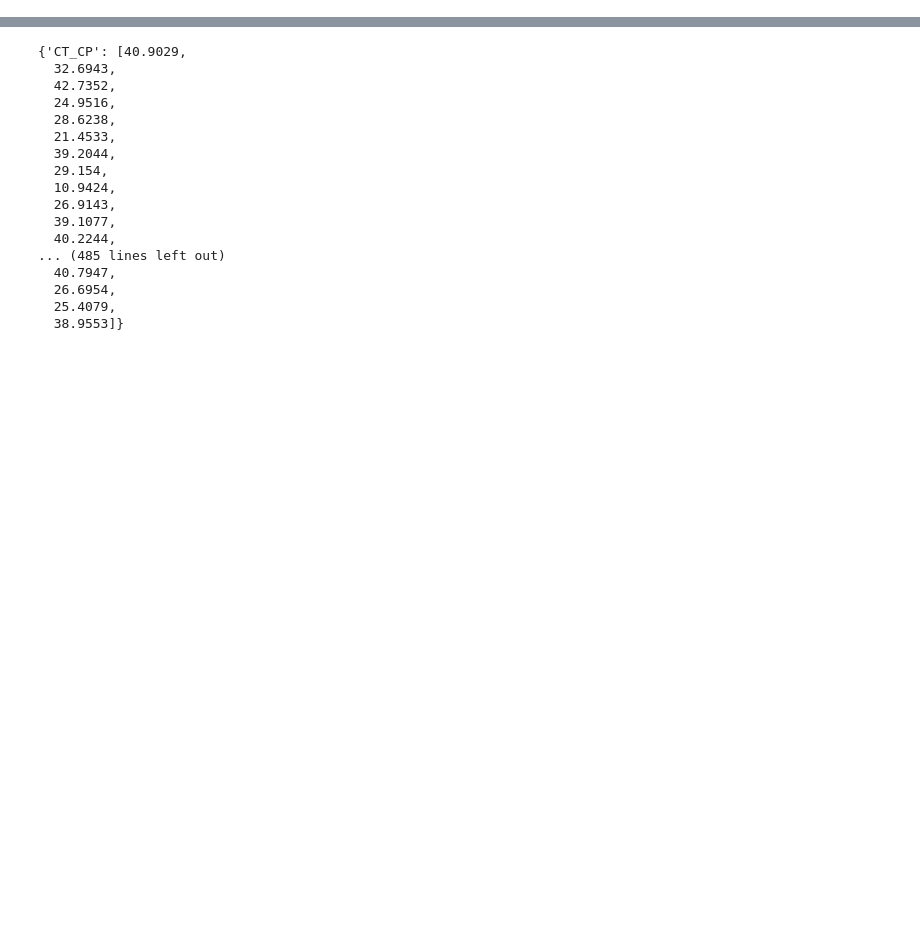
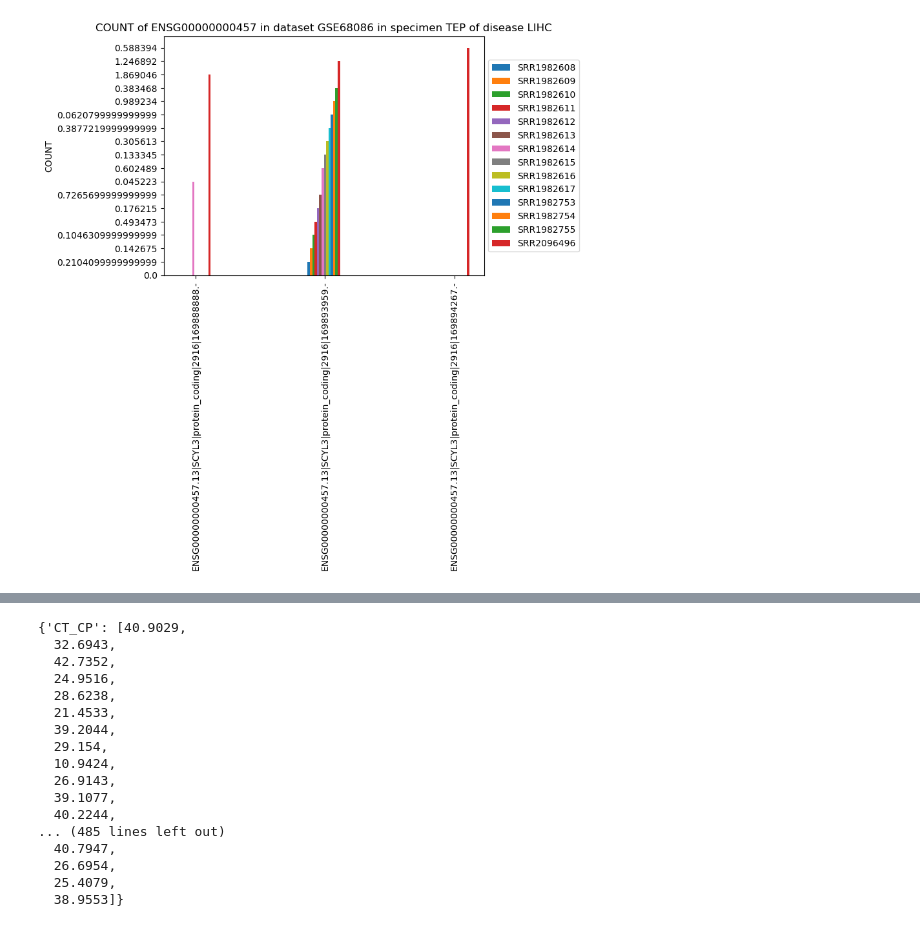
Before and after one commit to Wubeizhongxinghua/exOmics_searchpage_codes, a Jupyter notebook: test.ipynb, the cells around one changed output, grey strips where cells are left out. Saved outputs shown, nothing was run; the diff lists cells and outputs as text; code cells hidden in the pictures; blank space fills up the shorter version.

```diff
--- a/test.ipynb
+++ b/test.ipynb
@@ -58,0 +50,32 @@ for disease in diseases['Disease_condition']:
+# %%
+#作图
+#将获得一个多行多列的表，每一行代表一个entity，每一列代表一个样本或一个疾病类型（当disease是mean时）。因此做barplot选择做dodged barplot (即grouped bat chart)。
+x = np.arange(table.shape[0]) #行数向量
+y = table.shape[1]
+fig = Figure()
+ax = fig.subplots()
+
+width_all = 0.25
+width = width_all/y  # the width of the bars
+multiplier = 0
+cmap = cm.ScalarMappable(cmap=mpl.cm.cool)
+
+for coli in range(table.shape[1]): #每一列
+    attribute = table.columns[coli] #第i列的列名
+    measurement = table.iloc[:,coli] #第i列的数据
+    offset = width * multiplier #每个group的偏移量
+    rects = ax.bar(x + offset, measurement, width, label=attribute)
+    #ax.bar_label(rects, padding=3)
+    multiplier += 1
+
+
+
+
+ax.set_ylabel(f'{value.upper()}')
+ax.set_title(f'{value.upper()} of {gene.upper()} in dataset {dataset.upper()} in specimen {specimen.upper()} of disease {disease.upper()}')
+ax.set_xticks(x + width_all/2, list(table.index),rotation=90)
+ax.legend(loc='center left', bbox_to_anchor=(1, 0.5))
+
+fig
+# %% [output]
+[figure, added]
```
Also changed, not shown: parts of 5 cells of this notebook, 1 other file.
